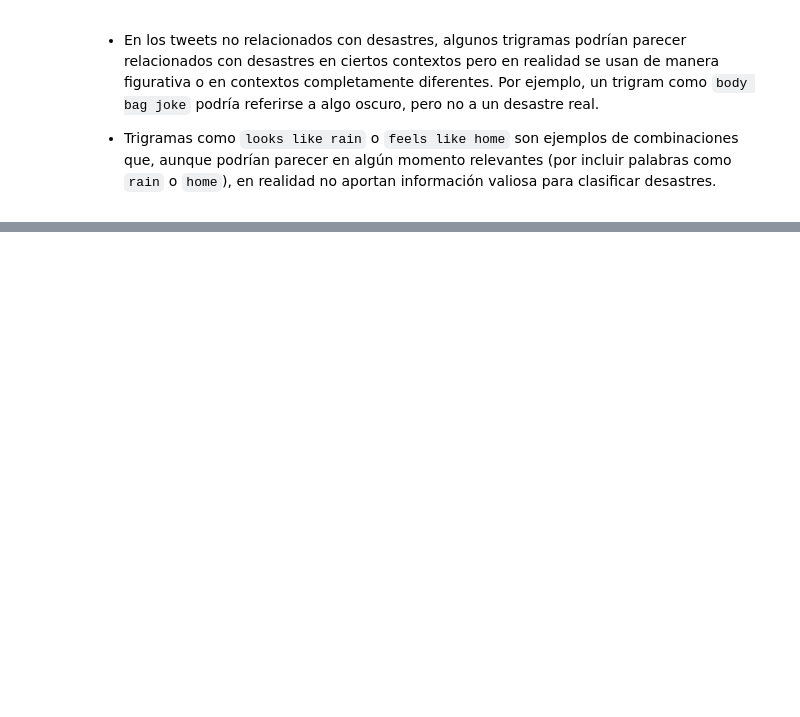
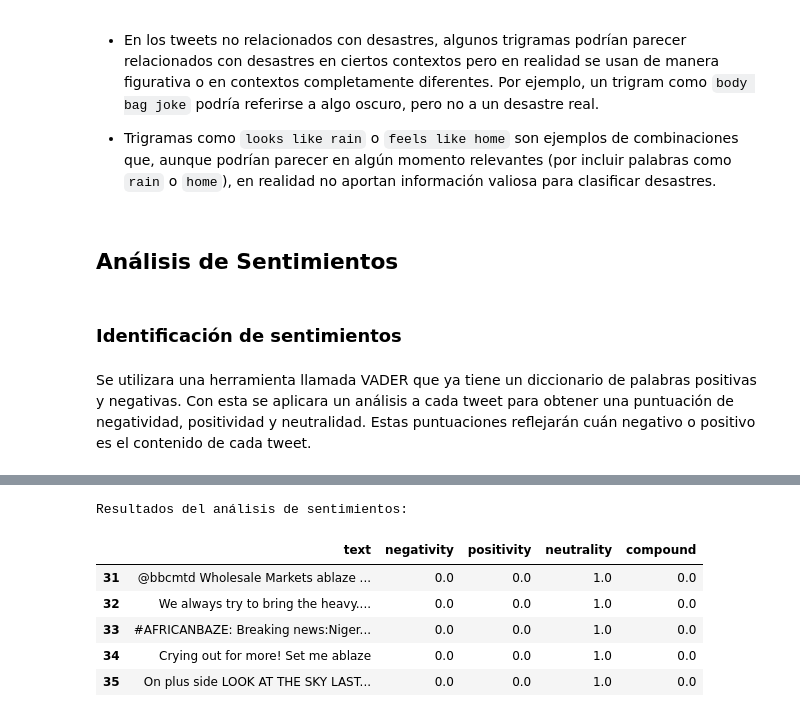
Before and after one commit to LeivaDiego/Lab6-DataScience, a Jupyter notebook: Lab6-ejercicio1.ipynb, the cells around one changed output, grey strips where cells are left out. Cells and saved outputs as stored; diff of their text form; code cells hidden in the pictures; blank space fills up the shorter version.

```diff
--- a/Lab6-ejercicio1.ipynb
+++ b/Lab6-ejercicio1.ipynb
@@ -569,3 +571,27 @@ plot_bars_and_wordcloud(common_trigrams_non_disaster, trigram_wordcloud_non_disa
 - En los tweets no relacionados con desastres, algunos trigramas podrían parecer relacionados con desastres en ciertos contextos pero en realidad se usan de manera figurativa o en contextos completamente diferentes. Por ejemplo, un trigram como `body bag joke` podría referirse a algo oscuro, pero no a un desastre real.
 
 - Trigramas como `looks like rain` o `feels like home` son ejemplos de combinaciones que, aunque podrían parecer en algún momento relevantes (por incluir palabras como `rain` o `home`), en realidad no aportan información valiosa para clasificar desastres.
+# %% [markdown]
+## Análisis de Sentimientos
+# %% [markdown]
+### Identificación de sentimientos
+# %% [markdown]
+Se utilizara una herramienta llamada VADER que ya tiene un diccionario de palabras positivas y negativas. Con esta se aplicara un análisis a cada tweet para obtener una puntuación de negatividad, positividad y neutralidad. Estas puntuaciones reflejarán cuán negativo o positivo es el contenido de cada tweet.
+# %%
+# Descargar el lexicon de VADER
+nltk.download('vader_lexicon')
+sia = SentimentIntensityAnalyzer()
+
+# Aplicar análisis de sentimientos en cada tweet
+train_df['sentiment'] = train_df['clean_text'].apply(lambda x: sia.polarity_scores(x))
+
+# Extraer puntajes de positivismo, negatividad y neutralidad
+train_df['negativity'] = train_df['sentiment'].apply(lambda x: x['neg'])
+train_df['positivity'] = train_df['sentiment'].apply(lambda x: x['pos'])
+train_df['neutrality'] = train_df['sentiment'].apply(lambda x: x['neu'])
+train_df['compound'] = train_df['sentiment'].apply(lambda x: x['compound'])
+
+# Mostrar los resultados
+print("\nResultados del análisis de sentimientos:")
+train_df[['text', 'negativity', 'positivity', 'neutrality', 'compound']].head()
+# %% [output]
@@ -571,0 +601,7 @@ plot_bars_and_wordcloud(common_trigrams_non_disaster, trigram_wordcloud_non_disa
+Resultados del análisis de sentimientos:
+|  | text | negativity | positivity | neutrality | compound |
+| 31 | @bbcmtd Wholesale Markets ablaze ... | 0.0 | 0.0 | 1.0 | 0.0 |
+| 32 | We always try to bring the heavy.... | 0.0 | 0.0 | 1.0 | 0.0 |
+| 33 | #AFRICANBAZE: Breaking news:Niger... | 0.0 | 0.0 | 1.0 | 0.0 |
+| 34 | Crying out for more! Set me ablaze | 0.0 | 0.0 | 1.0 | 0.0 |
+| 35 | On plus side LOOK AT THE SKY LAST... | 0.0 | 0.0 | 1.0 | 0.0 |
```
Also changed, not shown: parts of 14 cells of this notebook.
